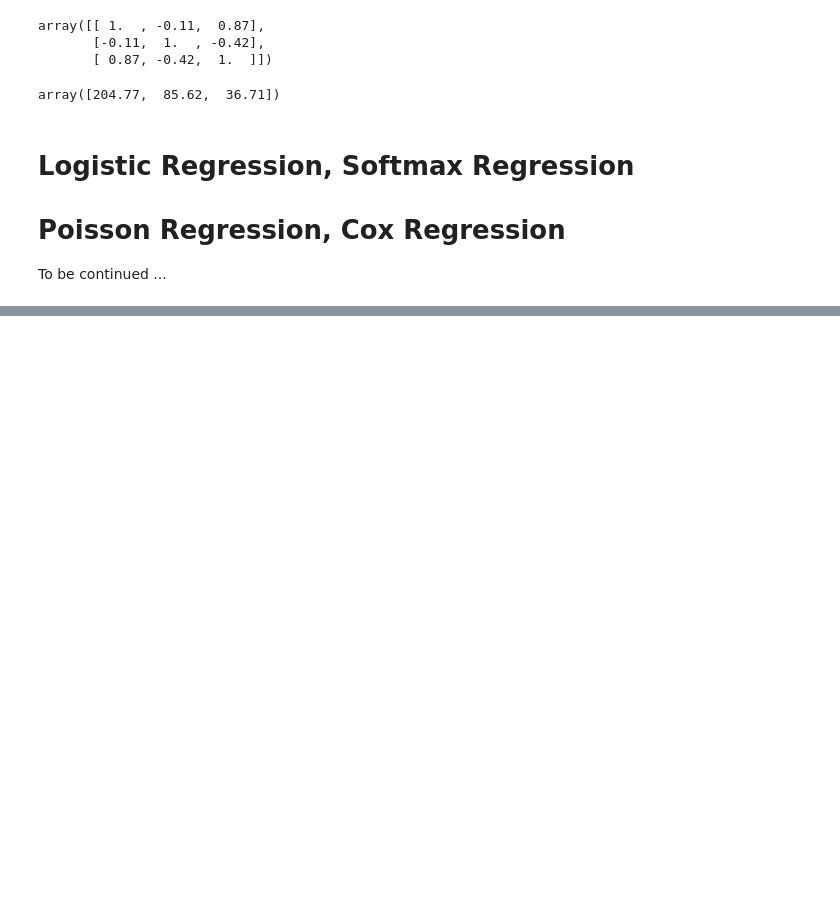
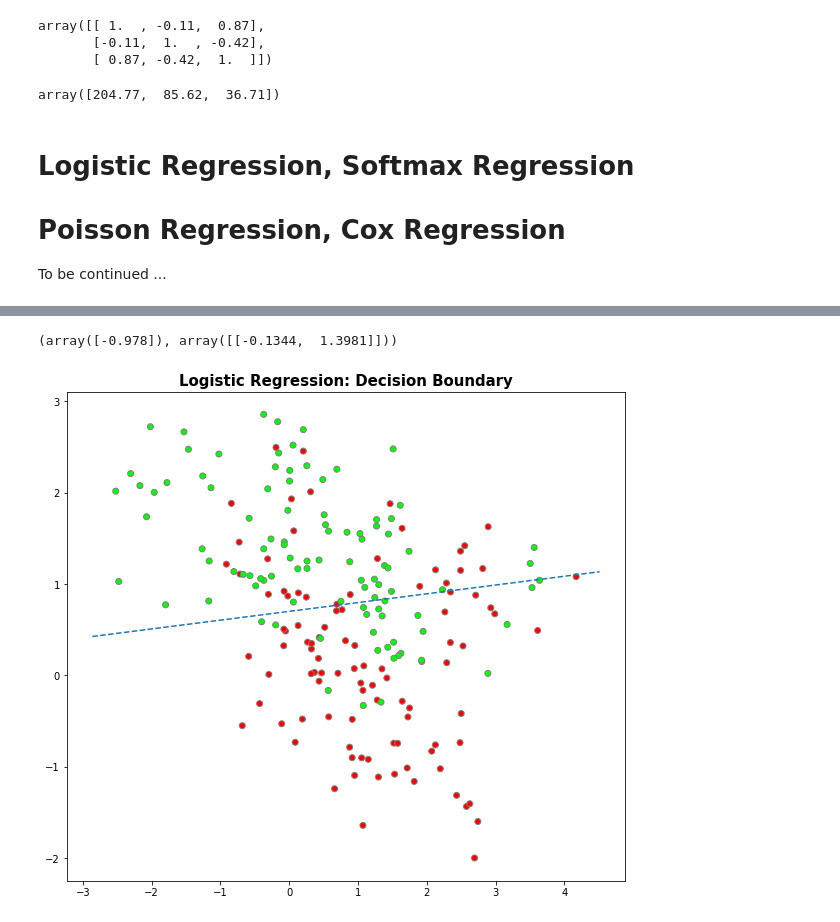
Before and after one commit to anhnguyendepocen/Stat3612, a Jupyter notebook: Lecture3/Lecture3 Generalized Linear Models.ipynb, the cells around one changed output, grey strips where cells are left out. Saved outputs shown, nothing was run; the diff lists cells and outputs as text; code cells hidden in the pictures; blank space fills up the shorter version.

```diff
--- a/Lecture3/Lecture3 Generalized Linear Models.ipynb
+++ b/Lecture3/Lecture3 Generalized Linear Models.ipynb
@@ -102,0 +121,3 @@ To be continued ...
+# %%
+DataX = pd.read_csv("mixture.csv", index_col = [0])
+DataX.iloc[np.r_[0:5, -5:0]]
@@ -102,0 +136,8 @@ To be continued ...
+# %%
+from sklearn.linear_model import LogisticRegression
+
+X = DataX.iloc[:,0:2]
+y = DataX.iloc[:,2]
+logreg = LogisticRegression()
+logreg.fit(X, y)
+np.round(logreg.intercept_, 4), np.round(logreg.coef_, 4)
@@ -102,0 +172,26 @@ To be continued ...
+# %%
+from sklearn.linear_model import LogisticRegression
+logreg = LogisticRegression(C=1e8)
+logreg.fit(X, y)
+np.round(logreg.intercept_, 4), np.round(logreg.coef_, 4)
+# %% [output]
+(array([-0.978]), array([[-0.1344,  1.3981]]))
+# %%
+import matplotlib.colors as col
+
+cmap_light = col.ListedColormap(['#FFAAAA', '#AAFFAA'])
+cmap_bold = col.ListedColormap(['#FF0000', '#00FF00'])
+
+def abline(intercept,slope):
+    axes = plt.gca()
+    x_vals = np.array(axes.get_xlim())
+    y_vals = intercept + slope * x_vals
+    plt.plot(x_vals, y_vals, '--')
+
+plt.figure(1, figsize=(10, 9))
+plt.scatter(X.iloc[:, 0], X.iloc[:,1], c=y, edgecolors='gray', cmap=cmap_bold)
+abline(-logreg.intercept_/logreg.coef_[0,1], -logreg.coef_[0,0]/logreg.coef_[0,1])
+plt.title('Logistic Regression: Decision Boundary', fontsize=15, fontweight="bold")
+plt.show()
+# %% [output]
+[figure, added]
```
Also changed, not shown: parts of 6 cells of this notebook.
